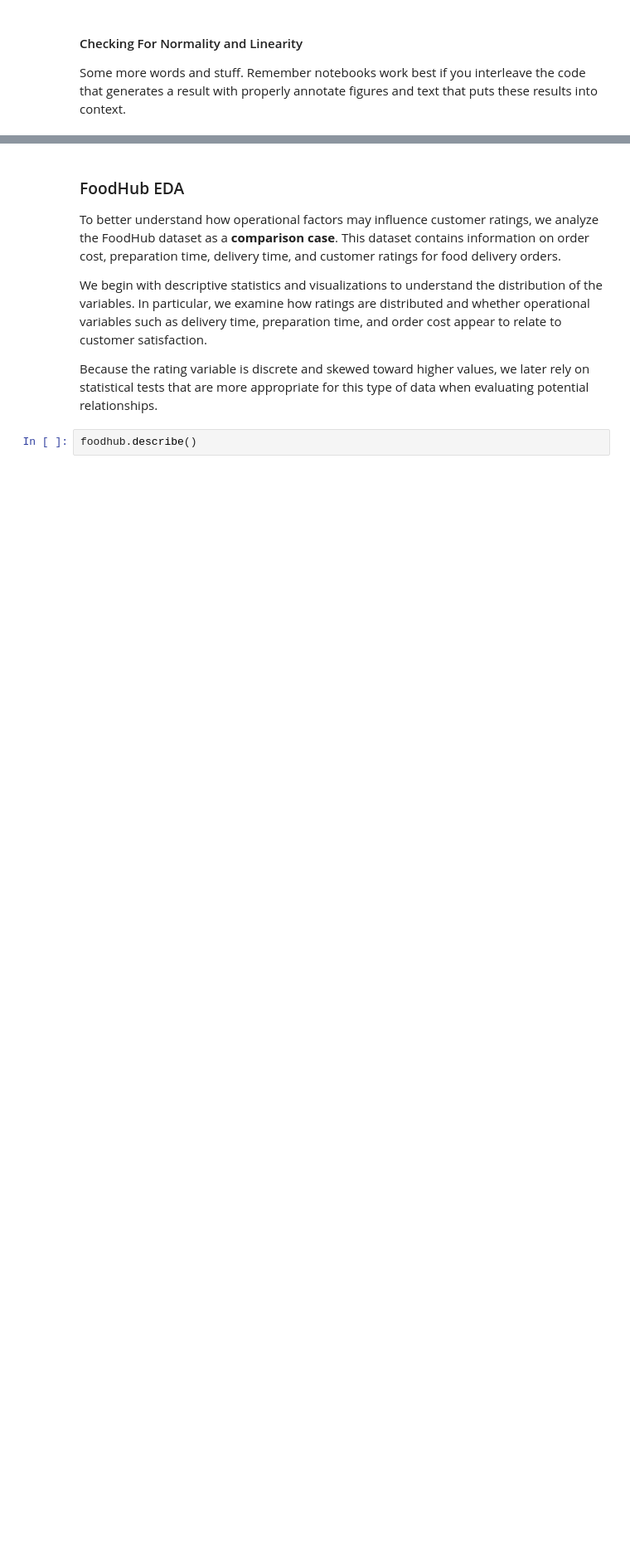
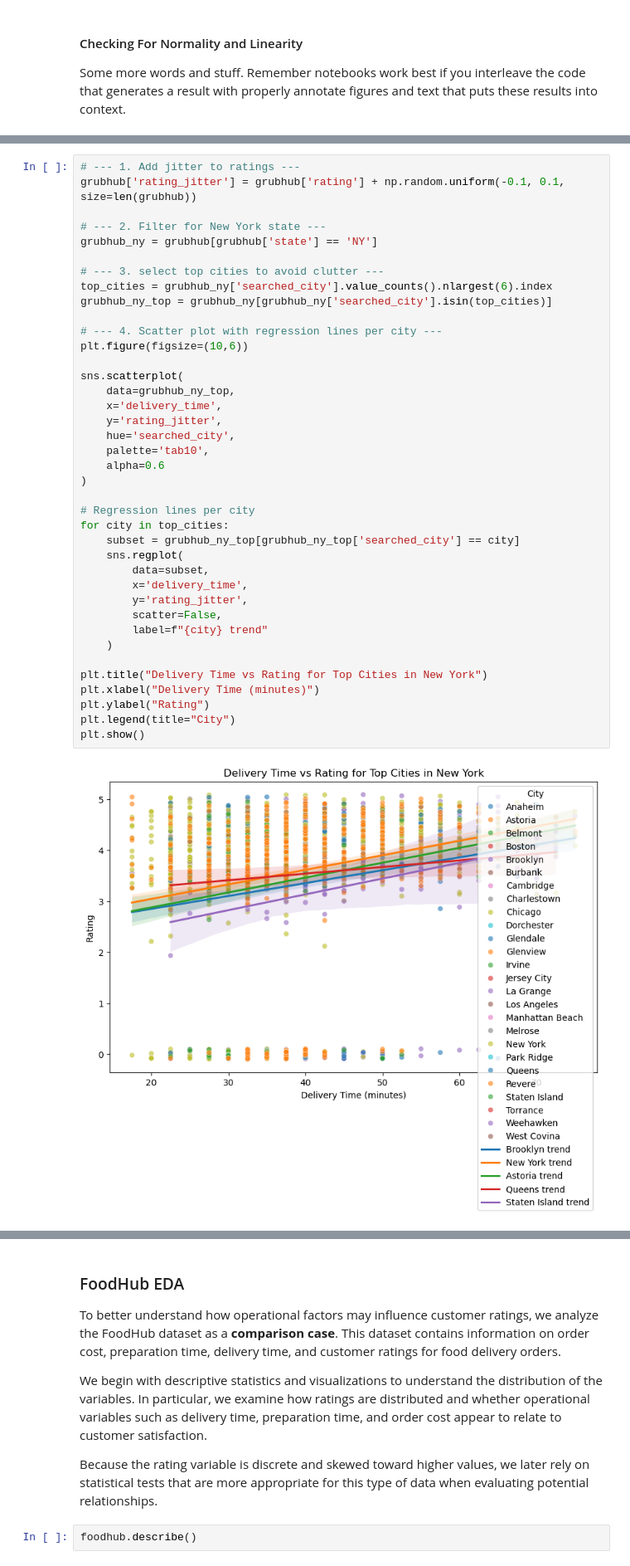
Before and after one commit to COGS108/Group111_WI26, a Jupyter notebook: 02-EDACheckpoint.ipynb, the cells around one changed output, grey strips where cells are left out. Shown at 83% size. Saved outputs shown, nothing was run; the diff lists cells and outputs as text; blank space fills up the shorter version.

```diff
--- a/02-EDACheckpoint.ipynb
+++ b/02-EDACheckpoint.ipynb
@@ -524,0 +589,41 @@ plt.show()
+# %%
+# --- 1. Add jitter to ratings ---
+grubhub['rating_jitter'] = grubhub['rating'] + np.random.uniform(-0.1, 0.1, size=len(grubhub))
+
+# --- 2. Filter for New York state ---
+grubhub_ny = grubhub[grubhub['state'] == 'NY']
+
+# --- 3. select top cities to avoid clutter ---
+top_cities = grubhub_ny['searched_city'].value_counts().nlargest(6).index
+grubhub_ny_top = grubhub_ny[grubhub_ny['searched_city'].isin(top_cities)]
+
+# --- 4. Scatter plot with regression lines per city ---
+plt.figure(figsize=(10,6))
+
+sns.scatterplot(
+    data=grubhub_ny_top,
+    x='delivery_time',
+    y='rating_jitter',
+    hue='searched_city',
+    palette='tab10',
+    alpha=0.6
+)
+
+# Regression lines per city
+for city in top_cities:
+    subset = grubhub_ny_top[grubhub_ny_top['searched_city'] == city]
+    sns.regplot(
+        data=subset,
+        x='delivery_time',
+        y='rating_jitter',
+        scatter=False,
+        label=f"{city} trend"
+    )
+
+plt.title("Delivery Time vs Rating for Top Cities in New York")
+plt.xlabel("Delivery Time (minutes)")
+plt.ylabel("Rating")
+plt.legend(title="City")
+plt.show()
+# %% [output]
+[figure, added]
```
Also changed, not shown: parts of 21 cells of this notebook.
